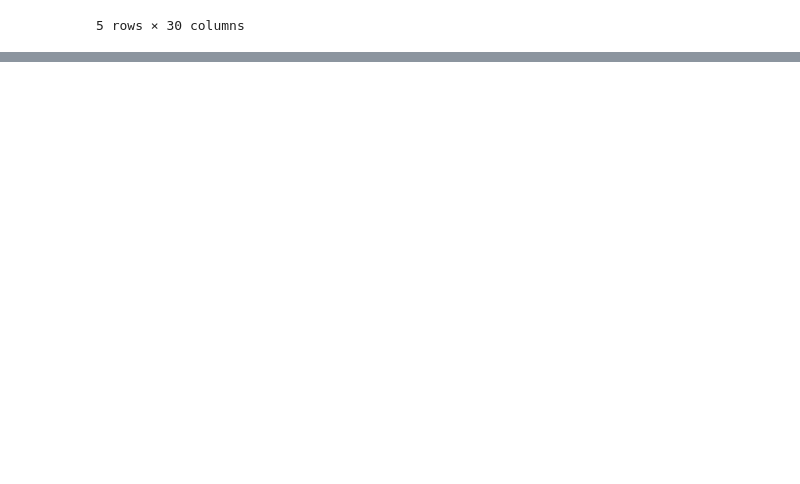
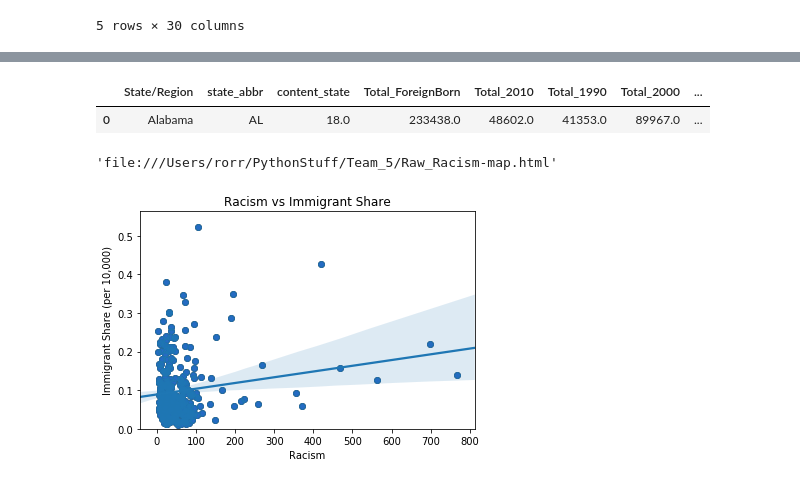
Before and after one commit to jmendiola84/Team_5, a Jupyter notebook: Tweets_1(Prejudice).ipynb, the cells around one changed output, grey strips where cells are left out. Cells and saved outputs as stored; diff of their text form; code cells hidden in the pictures; blank space fills up the shorter version.

```diff
--- a/Tweets_1(Prejudice).ipynb
+++ b/Tweets_1(Prejudice).ipynb
@@ -308,0 +206,76 @@ dtype: int64
+# %%
+prejudice_State_df['state_fips'] = prejudice_State_df['state_fips'].apply(str)
+merged_tweet1_state = prejudice_State_df.groupby(['State/Region','state_abbr'
+                                                  ])[['content_state','Total_ForeignBorn', 'Total_2010','Total_1990'
+                                                     ,'Total_2000','Total_Before90', "Population"]].sum()
+merged_tweet1_state = merged_tweet1_state.reset_index()
+merged_tweet1_state['Population'] = merged_tweet1_state['Population'].apply(float)
+#print((merged_tweet1_state.head()))
+merged_tweet1_state['values'] = (merged_tweet1_state['content_state']/merged_tweet1_state['Population'])*33000000
+merged_tweet1_state.head(1)
+# %% [output]
+|  | State/Region | state_abbr | content_state | Total_ForeignBorn | Total_2010 | Total_1990 | Total_2000 | ... |
+| 0 | Alabama | AL | 18.0 | 233438.0 | 48602.0 | 41353.0 | 89967.0 | ... |
+# %%
+colorscale = ["#fff7ec","#fee8c8","#fdd49e","#fdbb84","#fc8d59","#ef6548","#d7301f","#b30000","#7f0000","#f9f9f9"]
+endpts = list(np.linspace(0, 100, len(colorscale)-1))
+values = merged_tweet1_state['values']
+scl = [[0.0, 'rgb(242,240,247)'],[1.0, 'rgb(218,218,235)'],[2.0, 'rgb(188,189,220)'],\
+            [3.0, 'rgb(158,154,200)'],[4.0, 'rgb(117,107,177)'],[5.0, 'rgb(84,39,143)']]
+merged_tweet1_state['text'] = 'Racial Anxiety by State in '+merged_tweet1_state['state_abbr']+' in 2015-17'
+data = [ dict(
+        type='choropleth',
+        colorscale = scl,
+        autocolorscale = False,
+        locations = merged_tweet1_state['state_abbr'],
+        z = values,
+        locationmode = 'USA-states',
+        text = merged_tweet1_state['text'],
+        zauto = False,
+        zmax = 100.0,
+        zmin = 0.0,
+        marker = dict(
+            line = dict (
+                color = 'rgb(255,255,255)',width = 2
+            ) ),
+        colorbar = dict(
+            title = "Racially-Charged Tweet Index")) ]
+layout = dict(
+        title = 'Racial Animus by State',
+        geo = dict(
+            scope='usa',
+            projection=dict( type='albers usa' ),
+            showlakes = True,
+            lakecolor = 'rgb(255, 255, 255)'),
+             )
+fig = dict( data=data, layout=layout )
+fig
+py.plot( fig, filename='Raw_Racism-map.html' )
+# %% [output]
+'file:///Users/rorr/PythonStuff/Team_5/Raw_Racism-map.html'
+# %%
+_2010 = merged_tweet1['Total_2010']/merged_tweet1['Population']
+_2000 = merged_tweet1['Total_2000']/merged_tweet1['Population']
+_1990 = merged_tweet1['Total_1990']/merged_tweet1['Population']
+_1980 = merged_tweet1['Total_Before90']/merged_tweet1['Population']
+
+immigrant_rate_state = merged_tweet1_state['Total_ForeignBorn']/merged_tweet1_state['Population']
+merged_tweet1_state = merged_tweet1_state[merged_tweet1_state['content_state'] != 0]
+
+immigrant_rate = merged_tweet1['Total_ForeignBorn']/merged_tweet1['Population']
+merged_tweet1 = merged_tweet1[merged_tweet1['content_state'] != 0]
+racism = (merged_tweet1['content_state']/merged_tweet1['Population'])*3300000
+
+plt.clf()
+plt.scatter(racism, immigrant_rate, marker="o", facecolors="blue", edgecolors="black",
+            linewidth=1, alpha=0.75)
+sns.regplot(x=racism, y=immigrant_rate, data=merged_tweet1);
+plt.ylim(0,)
+#plt.xlim(13,25)
+plt.title("Racism vs Immigrant Share")
+plt.ylabel("Immigrant Share (per 10,000)")
+plt.xlabel("Racism")
+plt.savefig("Racism-vs-ShareOfPopulation_Total.png")
+plt.show()
+# %% [output]
+[figure, added]
```
Also changed, not shown: parts of 12 cells of this notebook, 16 other files.
